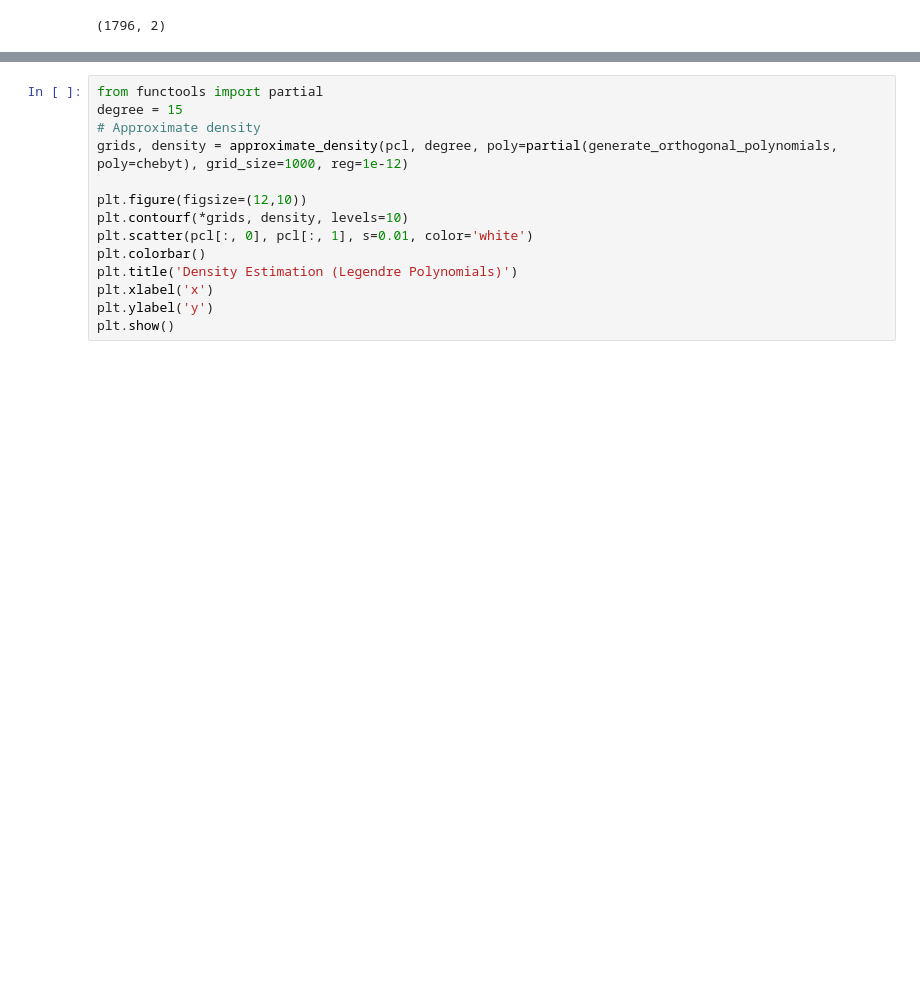
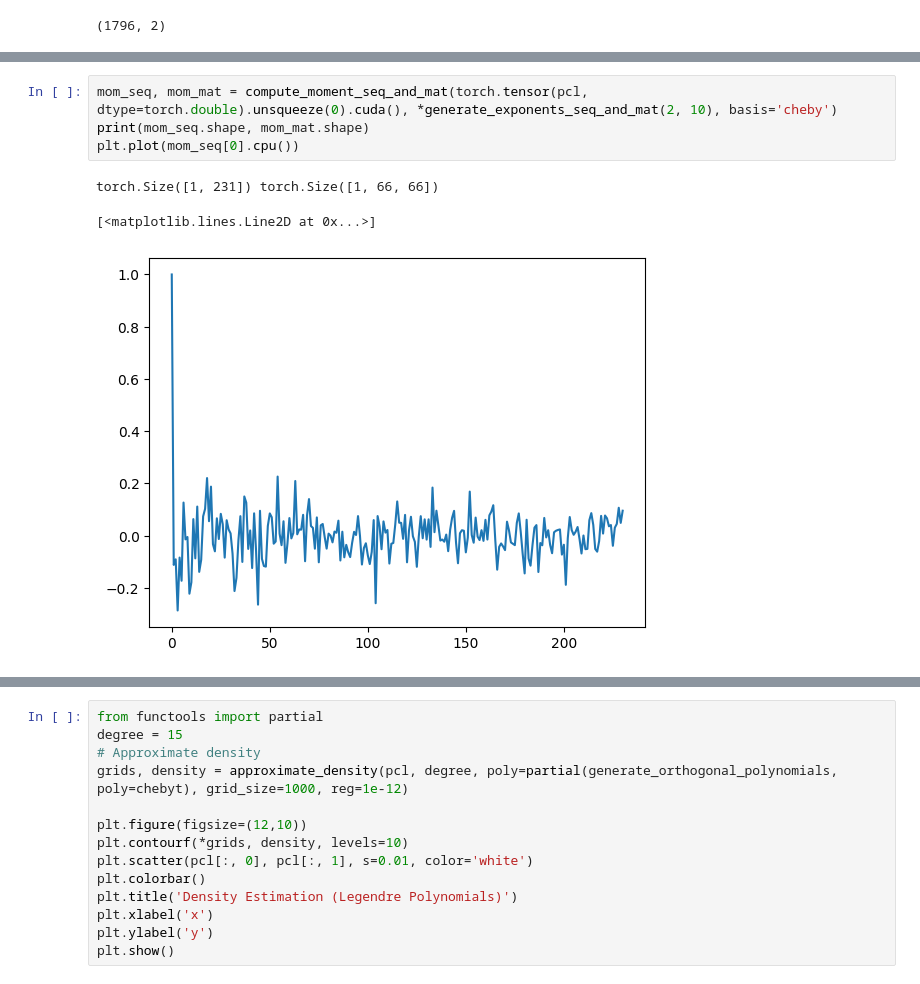
Before and after one commit to yzdn13l/christoffel-darboux, a Jupyter notebook: reconstruct.ipynb, the cells around one changed output, grey strips where cells are left out. Cells and saved outputs as stored; diff of their text form; blank space fills up the shorter version.

Commit message:
debugging torch reconstruct

```diff
--- a/reconstruct.ipynb
+++ b/reconstruct.ipynb
@@ -209,0 +291,8 @@ def approximate_density(X, degree, poly=generate_orthogonal_polynomials, grid_si
+# %%
+mom_seq, mom_mat = compute_moment_seq_and_mat(torch.tensor(pcl, dtype=torch.double).unsqueeze(0).cuda(), *generate_exponents_seq_and_mat(2, 10), basis='cheby')
+print(mom_seq.shape, mom_mat.shape)
+plt.plot(mom_seq[0].cpu())
+# %% [output]
+torch.Size([1, 231]) torch.Size([1, 66, 66])
+[<matplotlib.lines.Line2D at 0x...>]
+[figure, added]
```
Also changed, not shown: parts of 6 cells of this notebook.
